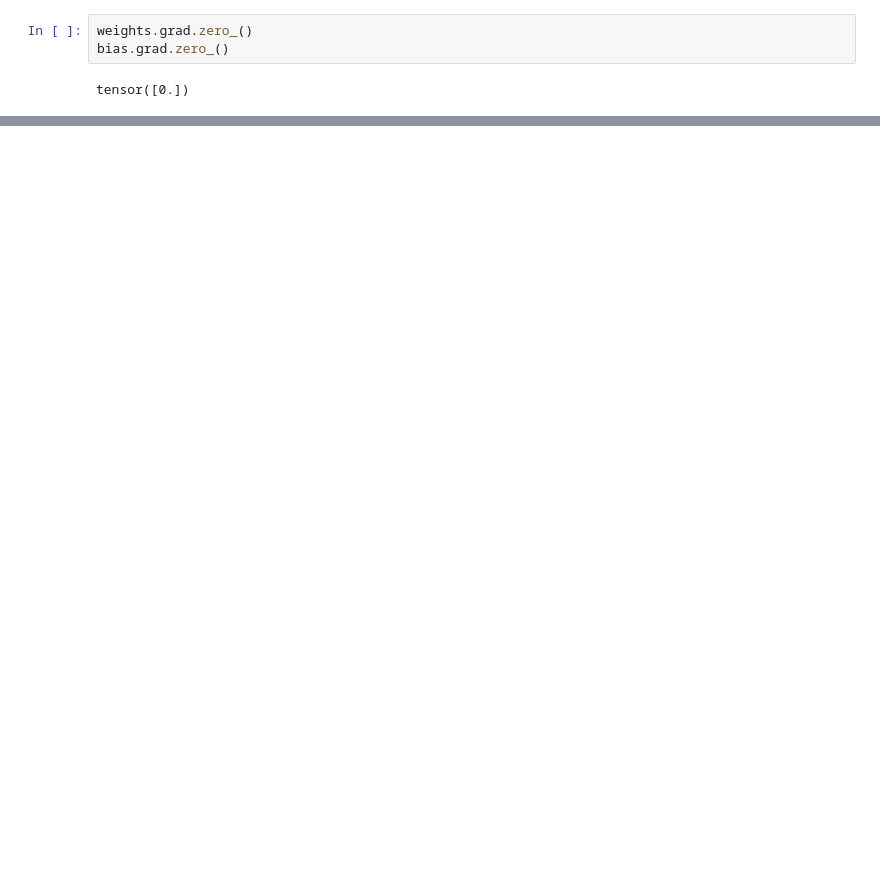
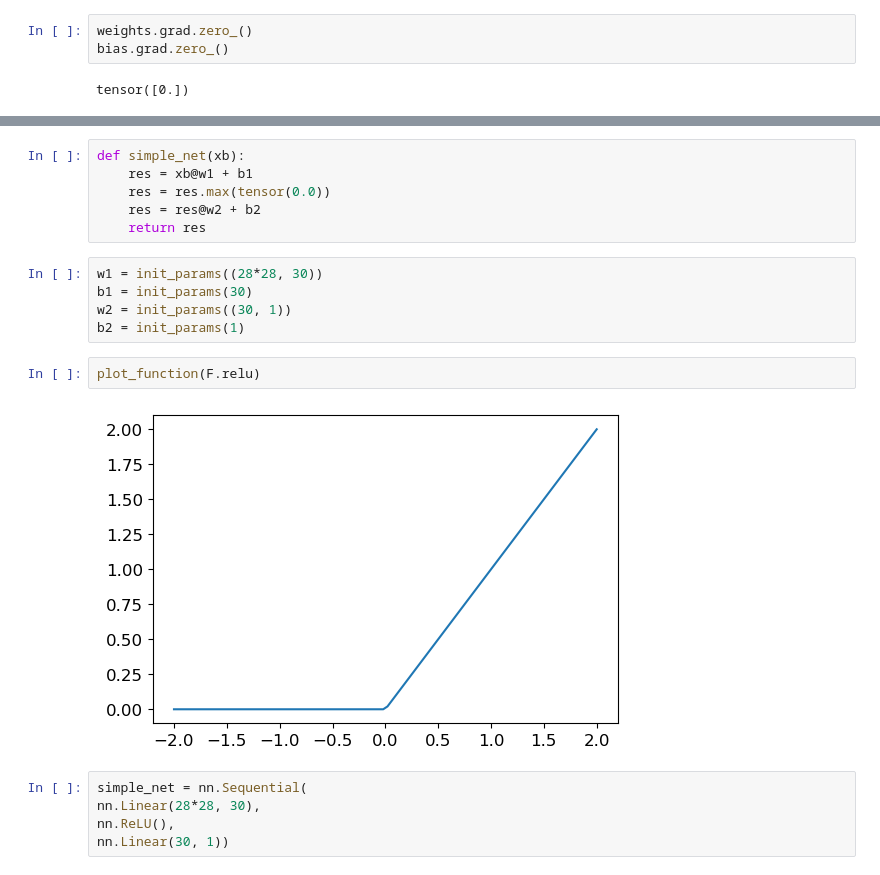
Before and after one commit to kamja44/ML-TIL, a Jupyter notebook: FastAI/FastAI 4장.ipynb, the cells around one changed output, grey strips where cells are left out. Saved outputs shown, nothing was run; the diff lists cells and outputs as text; blank space fills up the shorter version.

```diff
--- a/FastAI/FastAI 4장.ipynb
+++ b/FastAI/FastAI 4장.ipynb
@@ -534,0 +632,20 @@ tensor([[True],
+# %%
+def simple_net(xb):
+    res = xb@w1 + b1
+    res = res.max(tensor(0.0))
+    res = res@w2 + b2
+    return res
+# %%
+w1 = init_params((28*28, 30))
+b1 = init_params(30)
+w2 = init_params((30, 1))
+b2 = init_params(1)
+# %%
+plot_function(F.relu)
+# %% [output]
+[figure, added]
+# %%
+simple_net = nn.Sequential(
+nn.Linear(28*28, 30),
+nn.ReLU(),
+nn.Linear(30, 1))
```
Also changed, not shown: parts of 48 cells of this notebook.
